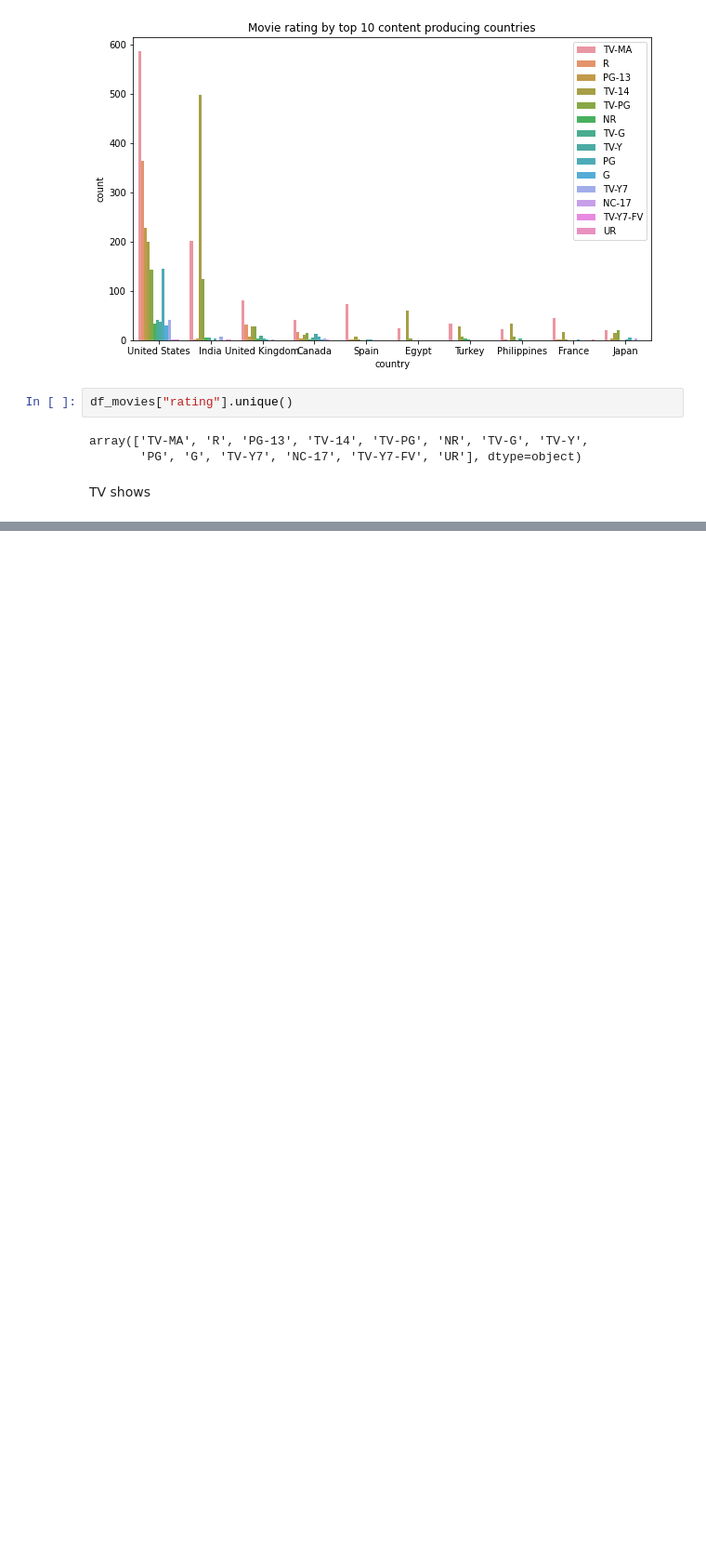
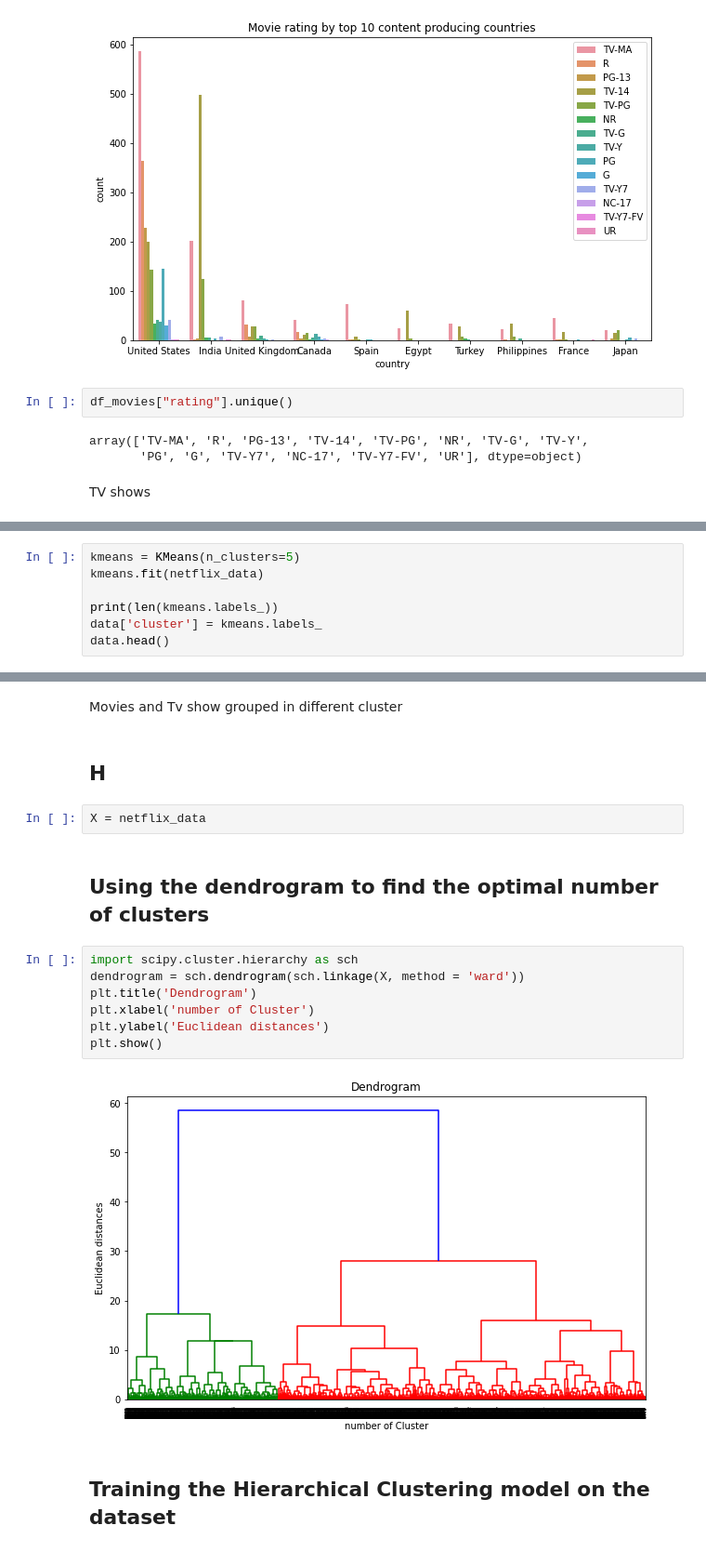
Before and after one commit to pranay2310/NETFLIX-MOVIES-AND-TV-SHOWS-CLUSTERING, a Jupyter notebook: NETFLIX_MOVIES_AND_TV_SHOWS_CLUSTERING.ipynb, the cells around one changed output, grey strips where cells are left out. Shown at 93% size. Drawn from its saved outputs; the diff is of its cells as text; blank space fills up the shorter version.

```diff
--- a/NETFLIX_MOVIES_AND_TV_SHOWS_CLUSTERING.ipynb
+++ b/NETFLIX_MOVIES_AND_TV_SHOWS_CLUSTERING.ipynb
@@ -581,0 +1021,7 @@ TV shows
+# %%
+kmeans = KMeans(n_clusters=5)
+kmeans.fit(netflix_data)
+
+print(len(kmeans.labels_))
+data['cluster'] = kmeans.labels_
+data.head()
@@ -581,0 +1071,19 @@ TV shows
+# %% [markdown]
+Movies and Tv show grouped in different cluster
+# %% [markdown]
+## H
+# %%
+X = netflix_data
+# %% [markdown]
+## Using the dendrogram to find the optimal number of clusters
+# %%
+import scipy.cluster.hierarchy as sch
+dendrogram = sch.dendrogram(sch.linkage(X, method = 'ward'))
+plt.title('Dendrogram')
+plt.xlabel('number of Cluster')
+plt.ylabel('Euclidean distances')
+plt.show()
+# %% [output]
+[figure, added]
+# %% [markdown]
+## Training the Hierarchical Clustering model on the dataset
```
Also changed, not shown: parts of 60 cells of this notebook.
